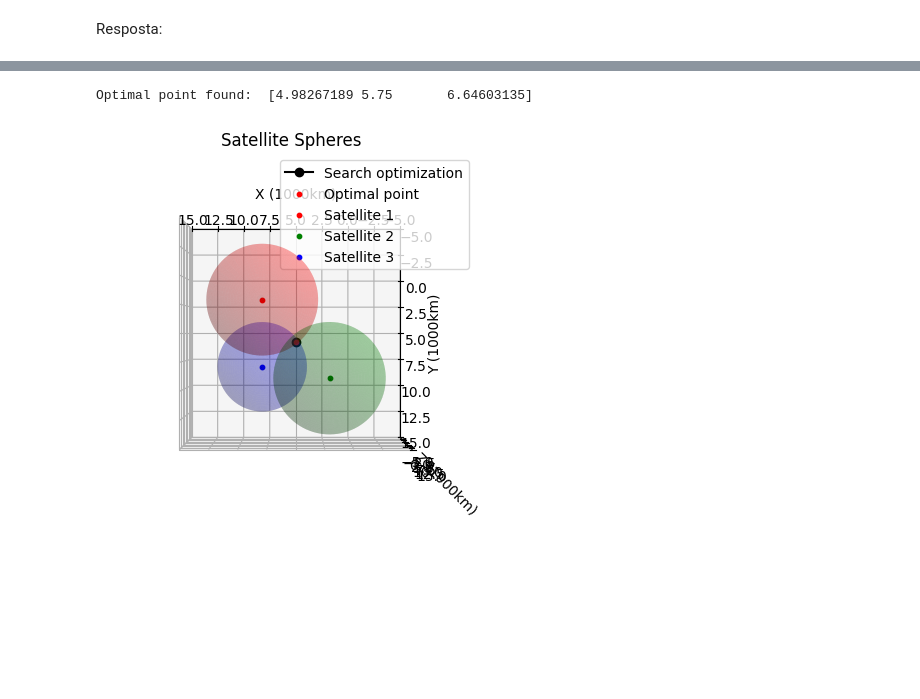
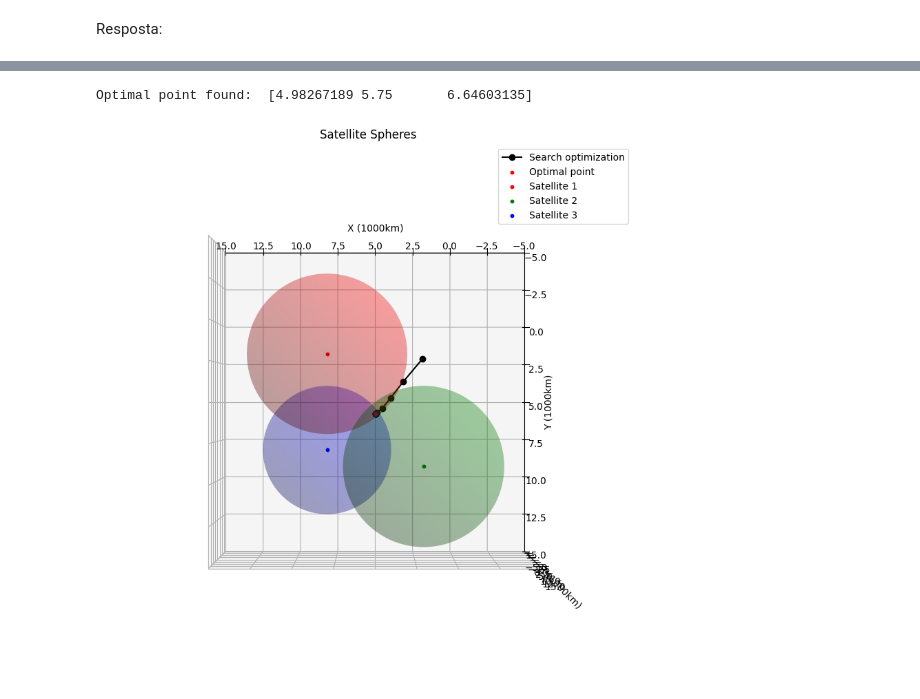
Before and after one commit to davibelo/EQE703_trabalho_1, a Jupyter notebook: res_questao_2.ipynb, the cells around one changed output, grey strips where cells are left out. Cells and saved outputs as stored; diff of their text form; code cells hidden in the pictures; blank space fills up the shorter version.

```diff
--- a/res_questao_2.ipynb
+++ b/res_questao_2.ipynb
@@ -426,61 +430,32 @@ Optimal point found:  [4.98264743 5.74999002 6.64600548]
 # %%
-import numpy as np
-import scipy.optimize
-import sympy as sp
-import matplotlib.pyplot as plt
-
-# Variables
-X, Y, Z = sp.symbols('X Y Z')
-
-# Functions
-F1 = (X - X1)**2 + (Y - Y1)**2 + (Z - Z1)**2 - R1**2
-F2 = (X - X2)**2 + (Y - Y2)**2 + (Z - Z2)**2 - R2**2
-F3 = (X - X3)**2 + (Y - Y3)**2 + (Z - Z3)**2 - R3**2
-
-# Objective functions
-G = F1**2 + F2**2 + F3**2
-
-# Converting G to numeric
-G_func = sp.lambdify((X, Y, Z), G, 'numpy')
-
-# G as callable function
-def G_numeric(r):
-    return G_func(r[0], r[1], r[2])
-
-# Compute the gradient (Jacobian)
-grad_G = [sp.diff(G, var) for var in (X, Y, Z)]
-grad_G_func = sp.lambdify((X, Y, Z), grad_G, 'numpy')
-
 # Jacobian as a callable function
 def J_numeric(r):
     return np.array(grad_G_func(r[0], r[1], r[2]))
 
-initial_guess = [0, 0, 0]
+# Initialize search points list
+search_points = []
 
-# Solving optimization
+# Solve optimization
 result = scipy.optimize.minimize(G_numeric,
                                  initial_guess,
                                  method='Newton-CG',
-                                 jac=J_numeric)
+                                 jac=J_numeric,
+                                 callback=callback)
 optimal_point = result.x
 
-# Figure creation
-fig = plt.figure()
+# Convert list to array
+search_points = np.array(search_points)
+
+# Create figure
+fig = plt.figure(figsize=(10, 10))
 ax = fig.add_subplot(111, projection='3d')
 
-# Search points
-search_points = result.allvecs if hasattr(result, 'allvecs') else [result.x]
-search_points = np.array(search_points)
-
-# Plotting search points
+# Plot search points and optimal point
 ax.plot(search_points[:, 0], search_points[:, 1], search_points[:, 2], 'ko-', markersize=6, label='Search optimization')
-
-# Plotting optimal point
 ax.scatter(optimal_point[0], optimal_point[1], optimal_point[2], color='r', s=10, label='Optimal point')
 
 plot_satellites_and_spheres(ax, r1, r2, r3, R1, R2, R3, elev=90, azim=90)
-
 print("Optimal point found: ", optimal_point)
 # %% [output]
 Optimal point found:  [4.98267189 5.75       6.64603135]
-[figure, old version]
+[figure, new version]
```
Also changed, not shown: parts of 3 cells of this notebook.
